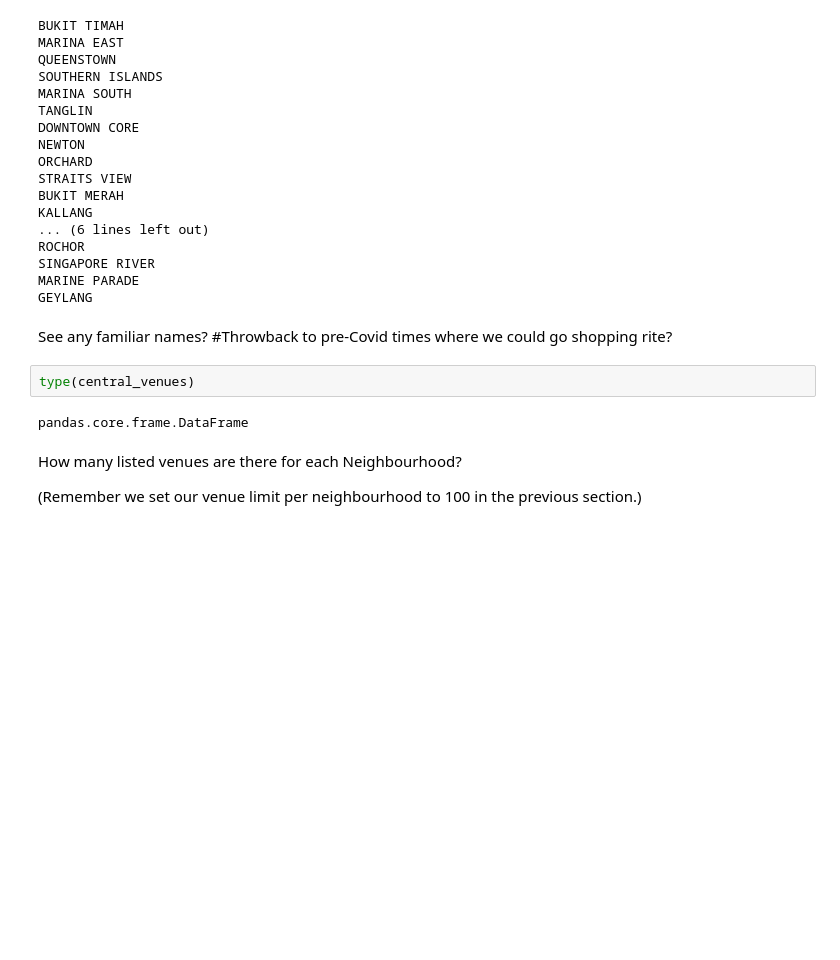
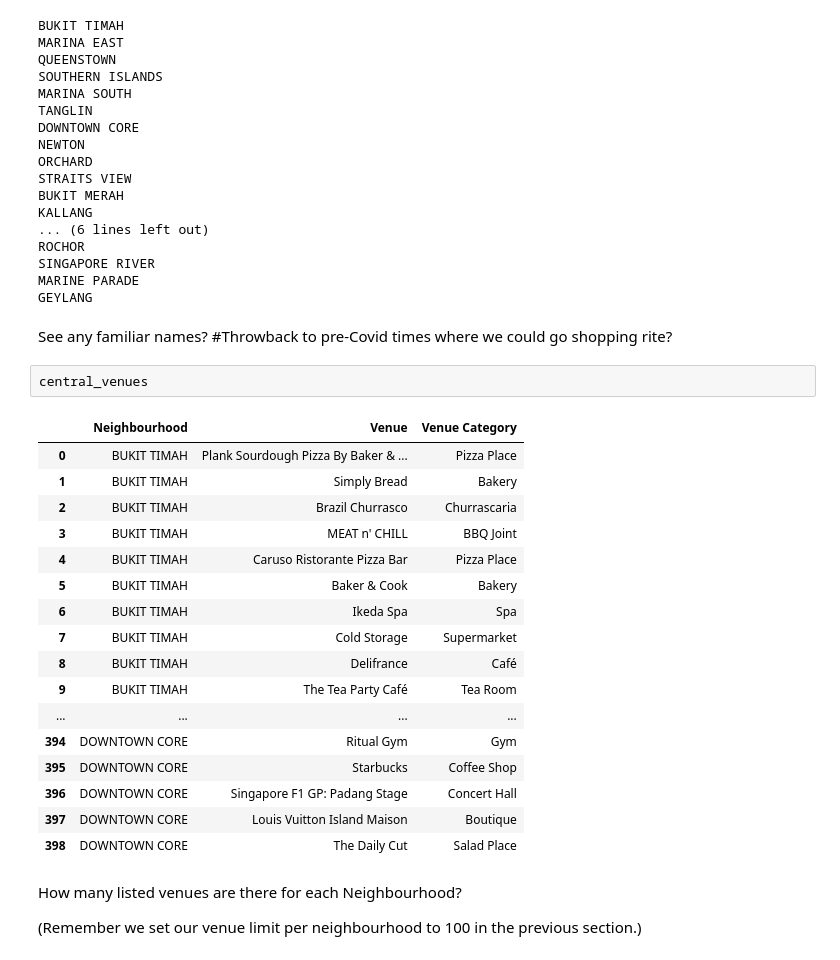
Before and after one commit to Topaz-Tan/Coursera_Capstone, a Jupyter notebook: Exploring Singapore.ipynb, the cells around one changed output. Drawn from its saved outputs; the diff is of its cells as text; blank space fills up the shorter version.

```diff
--- a/Exploring Singapore.ipynb
+++ b/Exploring Singapore.ipynb
@@ -392,10 +387,26 @@ MARINE PARADE
 GEYLANG
 # %% [markdown]
 See any familiar names? #Throwback to pre-Covid times where we could go shopping rite?
-# %%
-type(central_venues)
-# %% [output]
-pandas.core.frame.DataFrame
+# %%
+central_venues
+# %% [output]
+|  | Neighbourhood | Venue | Venue Category |
+| 0 | BUKIT TIMAH | Plank Sourdough Pizza By Baker & ... | Pizza Place |
+| 1 | BUKIT TIMAH | Simply Bread | Bakery |
+| 2 | BUKIT TIMAH | Brazil Churrasco | Churrascaria |
+| 3 | BUKIT TIMAH | MEAT n' CHILL | BBQ Joint |
+| 4 | BUKIT TIMAH | Caruso Ristorante Pizza Bar | Pizza Place |
+| 5 | BUKIT TIMAH | Baker & Cook | Bakery |
+| 6 | BUKIT TIMAH | Ikeda Spa | Spa |
+| 7 | BUKIT TIMAH | Cold Storage | Supermarket |
+| 8 | BUKIT TIMAH | Delifrance | Café |
+| 9 | BUKIT TIMAH | The Tea Party Café | Tea Room |
+| ... | ... | ... | ... |
+| 394 | DOWNTOWN CORE | Ritual Gym | Gym |
+| 395 | DOWNTOWN CORE | Starbucks | Coffee Shop |
+| 396 | DOWNTOWN CORE | Singapore F1 GP: Padang Stage | Concert Hall |
+| 397 | DOWNTOWN CORE | Louis Vuitton Island Maison | Boutique |
+| 398 | DOWNTOWN CORE | The Daily Cut | Salad Place |
 # %% [markdown]
 How many listed venues are there for each Neighbourhood?
 
```
Also changed, not shown: parts of 30 cells of this notebook.
